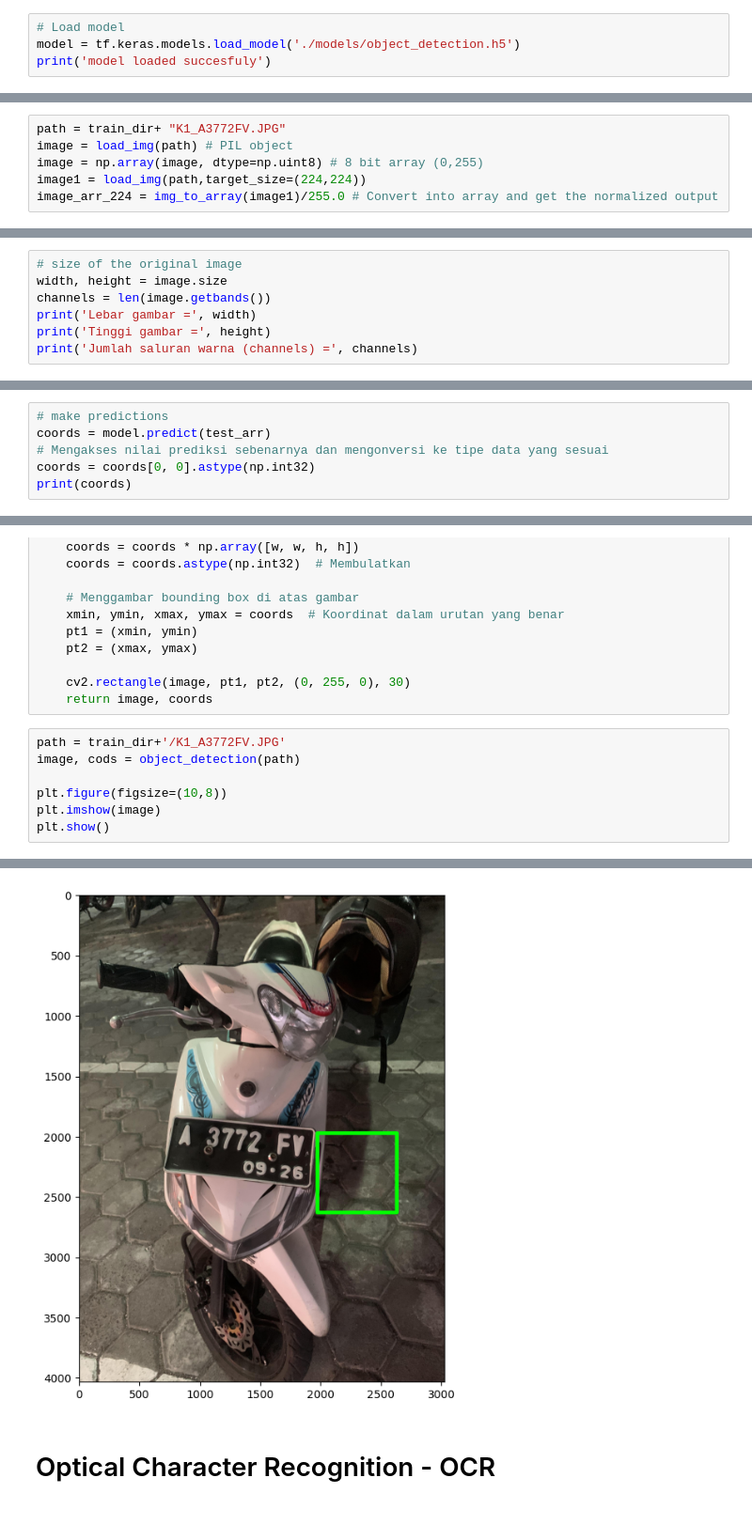
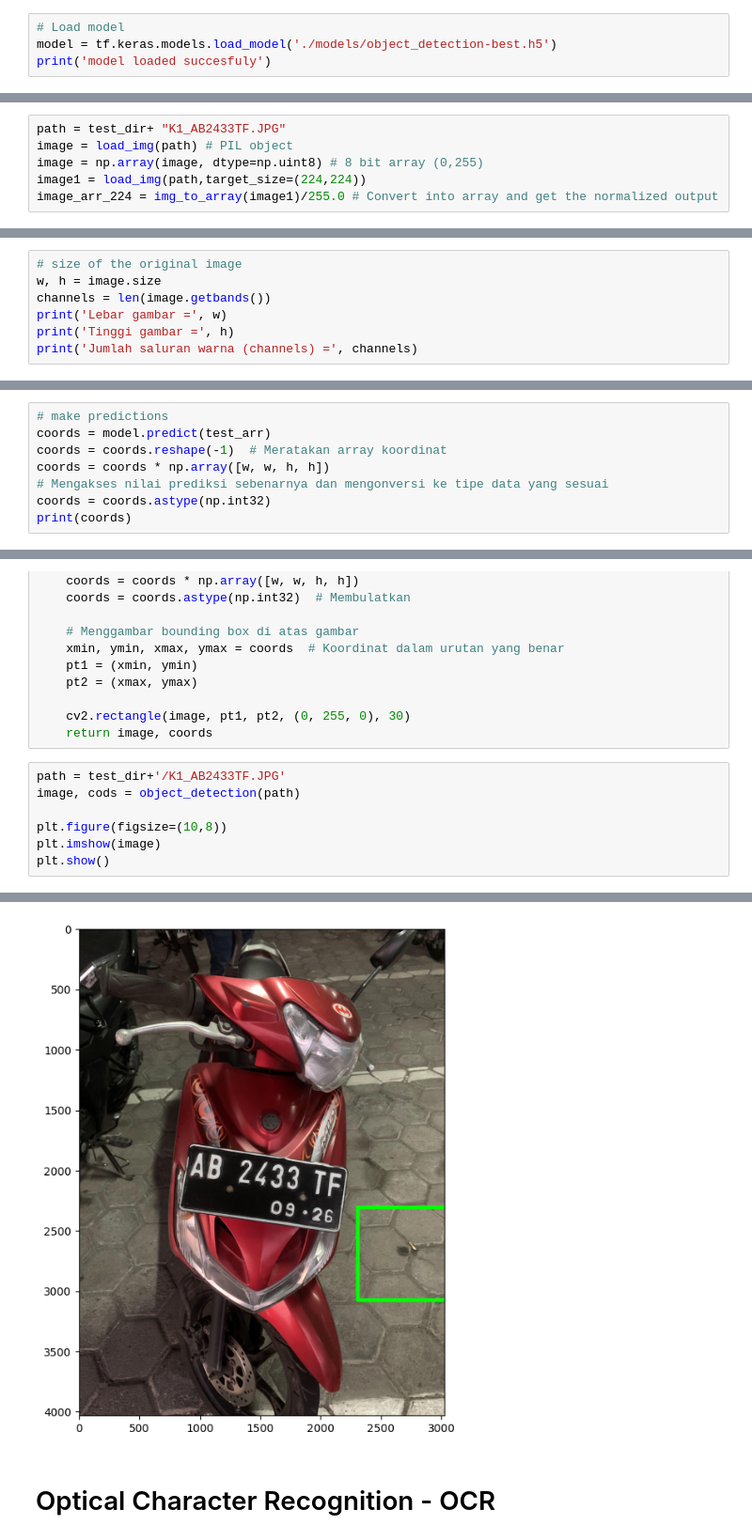
Before and after one commit to aqilwahid/Pengenal-Citra-Nomor-Kendaraan, a Jupyter notebook: Dataset/03_Make_Predictions.ipynb, the cells around one changed output, grey strips where cells are left out. Shown at 94% size. Drawn from its saved outputs; the diff is of its cells as text.

```diff
--- a/Dataset/03_Make_Predictions.ipynb
+++ b/Dataset/03_Make_Predictions.ipynb
@@ -21,6 +23,6 @@ train_dir = os.path.join(dataset_dir+ "pelatihan/")
 test_dir = os.path.join(dataset_dir +"pengujian/")
 # %%
 # Load model
-model = tf.keras.models.load_model('./models/object_detection.h5')
+model = tf.keras.models.load_model('./models/object_detection-best.h5')
 print('model loaded succesfuly')
 # %% [output]
@@ -27,6 +33,6 @@ print('model loaded succesfuly')
 model loaded succesfuly
 # %%
-path = train_dir+ "K1_A3772FV.JPG"
+path = test_dir+ "K1_AB2433TF.JPG"
 image = load_img(path) # PIL object
 image = np.array(image, dtype=np.uint8) # 8 bit array (0,255)
 image1 = load_img(path,target_size=(224,224))
@@ -60,9 +66,9 @@ plt.show()
 # %%
 # size of the original image
-width, height = image.size
+w, h = image.size
 channels = len(image.getbands())
-print('Lebar gambar =', width)
-print('Tinggi gambar =', height)
+print('Lebar gambar =', w)
+print('Tinggi gambar =', h)
 print('Jumlah saluran warna (channels) =', channels)
 # %% [output]
 Lebar gambar = 3024
@@ -90,7 +96,9 @@ test_arr.shape
 # %%
 # make predictions
 coords = model.predict(test_arr)
+coords = coords.reshape(-1)  # Meratakan array koordinat
+coords = coords * np.array([w, w, h, h])
 # Mengakses nilai prediksi sebenarnya dan mengonversi ke tipe data yang sesuai
-coords = coords[0, 0].astype(np.int32)
+coords = coords.astype(np.int32)
 print(coords)
 # %% [output]
@@ -176,7 +184,7 @@ def object_detection(path):
     cv2.rectangle(image, pt1, pt2, (0, 255, 0), 30)
     return image, coords
 # %%
-path = train_dir+'/K1_A3772FV.JPG'
+path = test_dir+'/K1_AB2433TF.JPG'
 image, cods = object_detection(path)
 
 plt.figure(figsize=(10,8))
@@ -187,4 +195,4 @@ plt.show()
-[figure, old version]
+[figure, new version]
 # %% [markdown]
 # Optical Character Recognition - OCR
 # %%
```
Also changed, not shown: parts of 12 cells of this notebook, 1 other file.
